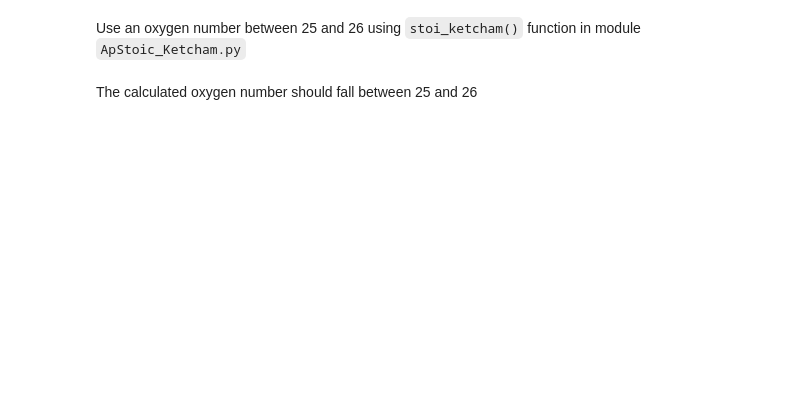
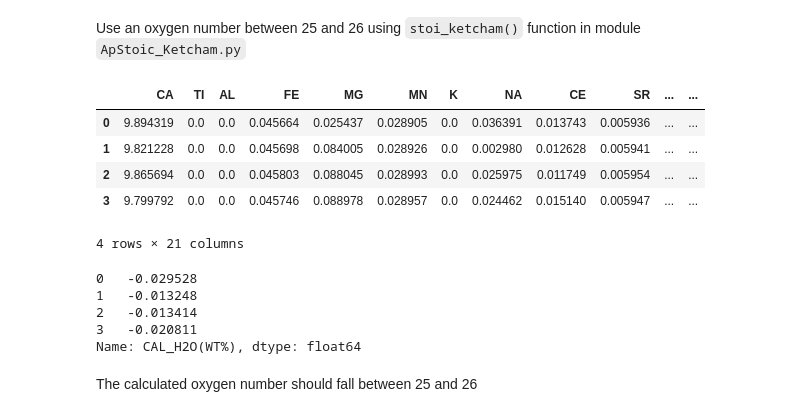
Before and after one commit to alexweiranli/pyAp, a Jupyter notebook: docs/source/tutorial_stoichiometry_ternary.ipynb, the cells around one changed output. Cells and saved outputs as stored; diff of their text form; code cells hidden in the pictures; blank space fills up the shorter version.

```diff
--- a/docs/source/tutorial_stoichiometry_ternary.ipynb
+++ b/docs/source/tutorial_stoichiometry_ternary.ipynb
@@ -34,6 +43,23 @@ results_stoi
 Use an oxygen number between 25 and 26 using `stoi_ketcham()` function in module `ApStoic_Ketcham.py`
 # %%
 results_ketc = stoi_ketcham(data)
+results_ketc
+# %% [output]
+|  | CA | TI | AL | FE | MG | MN | K | NA | CE | SR | ... | ... |
+| 0 | 9.894319 | 0.0 | 0.0 | 0.045664 | 0.025437 | 0.028905 | 0.0 | 0.036391 | 0.013743 | 0.005936 | ... | ... |
+| 1 | 9.821228 | 0.0 | 0.0 | 0.045698 | 0.084005 | 0.028926 | 0.0 | 0.002980 | 0.012628 | 0.005941 | ... | ... |
+| 2 | 9.865694 | 0.0 | 0.0 | 0.045803 | 0.088045 | 0.028993 | 0.0 | 0.025975 | 0.011749 | 0.005954 | ... | ... |
+| 3 | 9.799792 | 0.0 | 0.0 | 0.045746 | 0.088978 | 0.028957 | 0.0 | 0.024462 | 0.015140 | 0.005947 | ... | ... |
+4 rows × 21 columns
+# %%
+## difference in H2O concentration calculated using 26 oxygen, and oxygen number between 25 and 26
+results_stoi["CAL_H2O(WT%)"]-results_ketc["CAL_H2O(WT%)"]
+# %% [output]
+0   -0.029528
+1   -0.013248
+2   -0.013414
+3   -0.020811
+Name: CAL_H2O(WT%), dtype: float64
 # %% [markdown]
 The calculated oxygen number should fall between 25 and 26
 # %%
```
Also changed, not shown: parts of 13 cells of this notebook, 30 other files.
